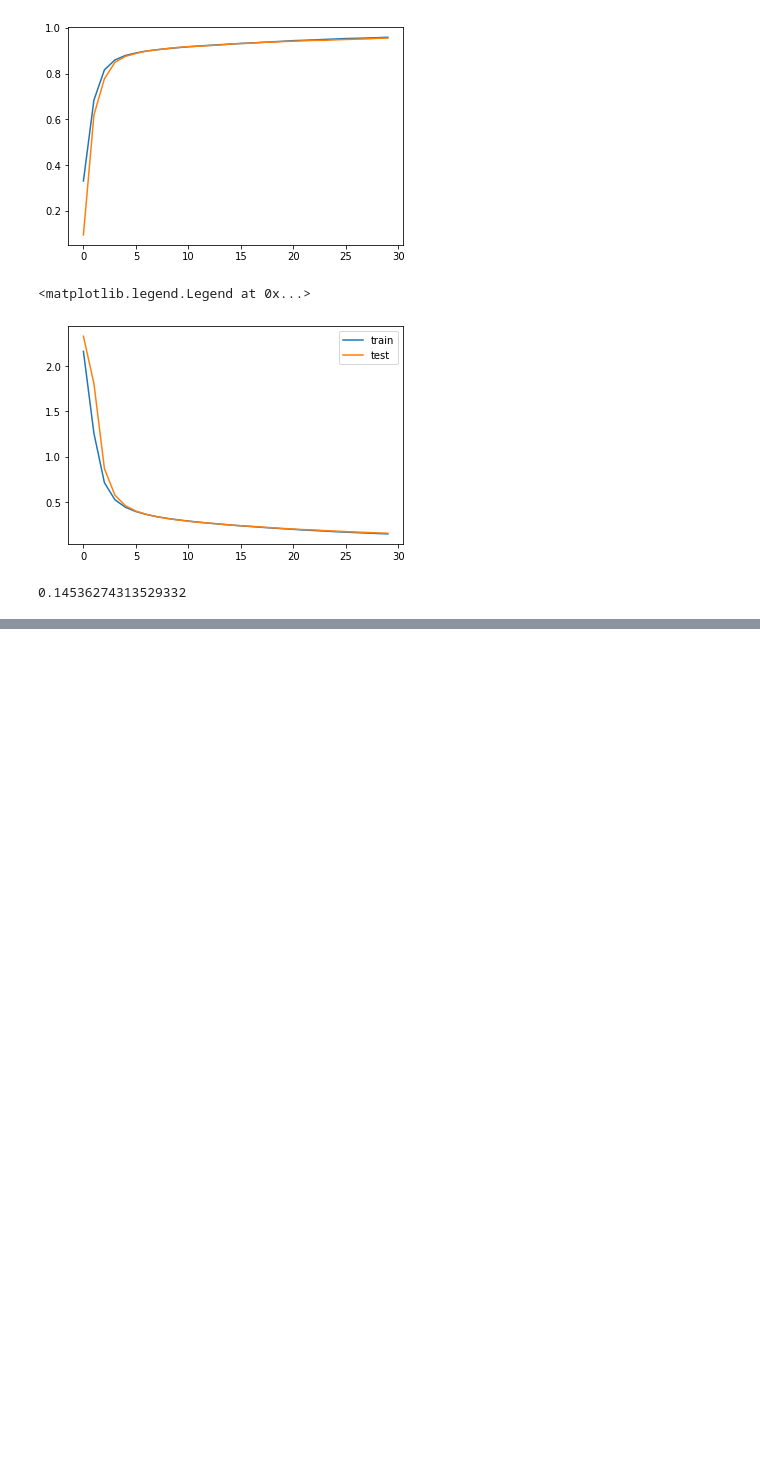
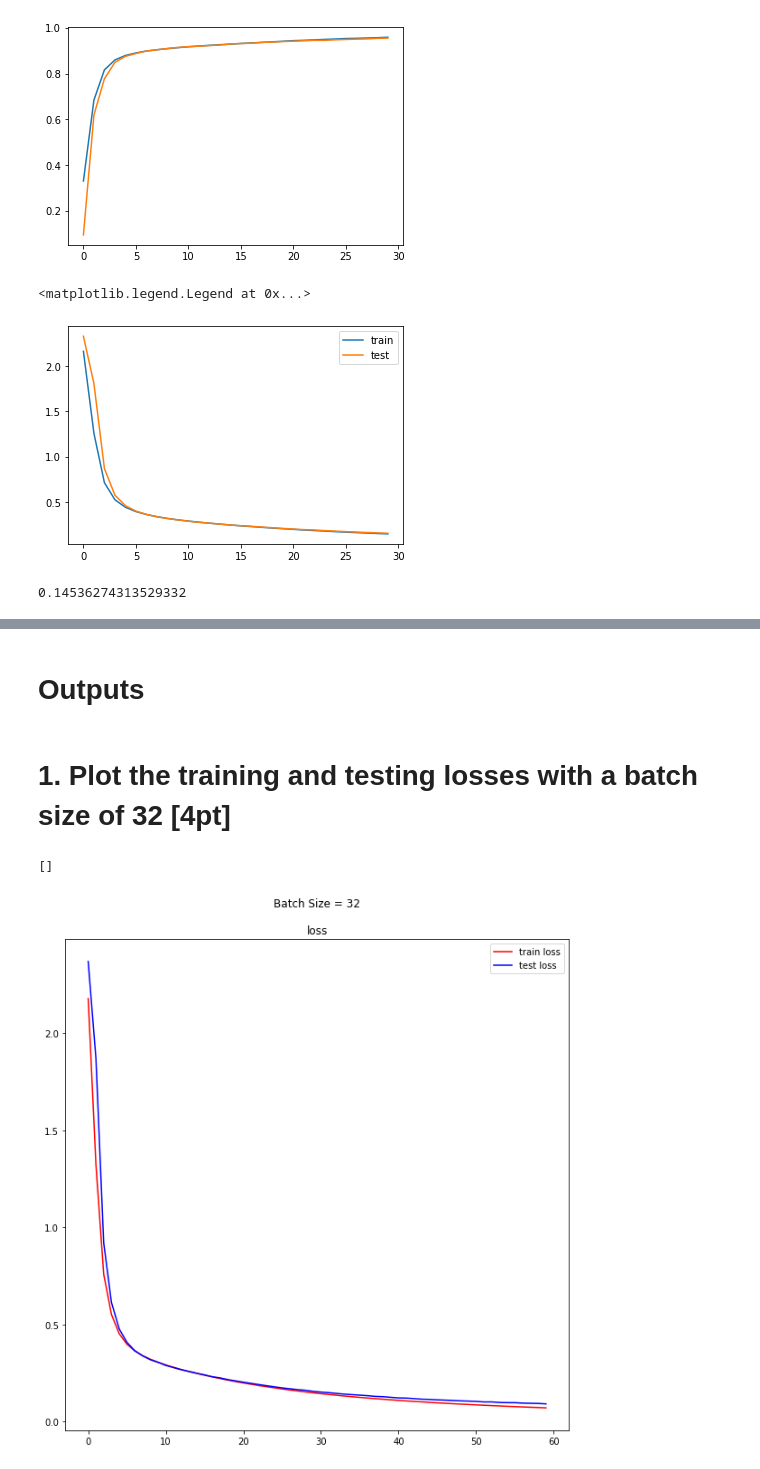
Before and after one commit to ehehehe95/Implementing-Basic-ML-techniques, a Jupyter notebook: 9/assignment09.ipynb, the cells around one changed output, grey strips where cells are left out. Cells and saved outputs as stored; diff of their text form; code cells hidden in the pictures; blank space fills up the shorter version.

```diff
--- a/9/assignment09.ipynb
+++ b/9/assignment09.ipynb
@@ -324,0 +276,15 @@ Transform: Compose(
+# %% [markdown]
+# Outputs
+# %% [markdown]
+# 1. Plot the training and testing losses with a batch size of 32 [4pt]
+# %%
+plt.figure(1,figsize=(10,10))
+
+plt.plot(loss_train_32,label="train loss",c="red")
+plt.plot(loss_test_32,label="test loss",c="blue")
+plt.title("Batch Size = 32\n\nloss")
+plt.legend()
+plt.plot()
+# %% [output]
+[]
+[figure, added]
```
Also changed, not shown: parts of 16 cells of this notebook.
